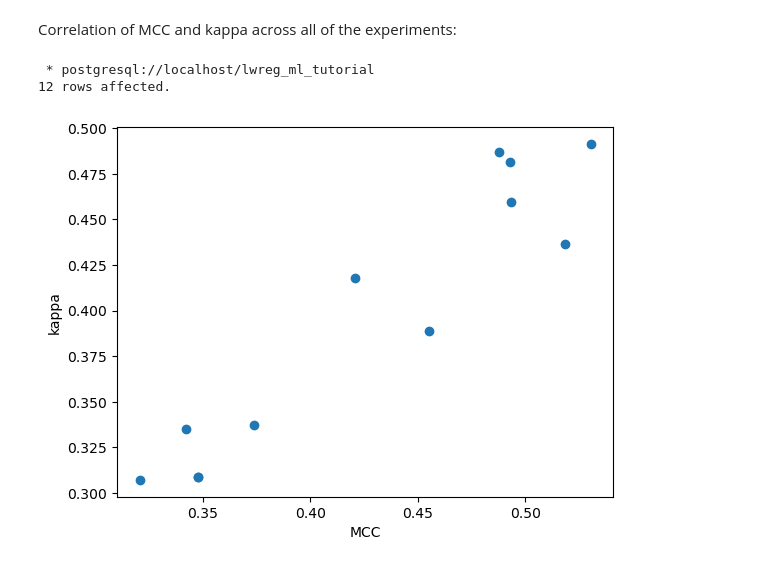
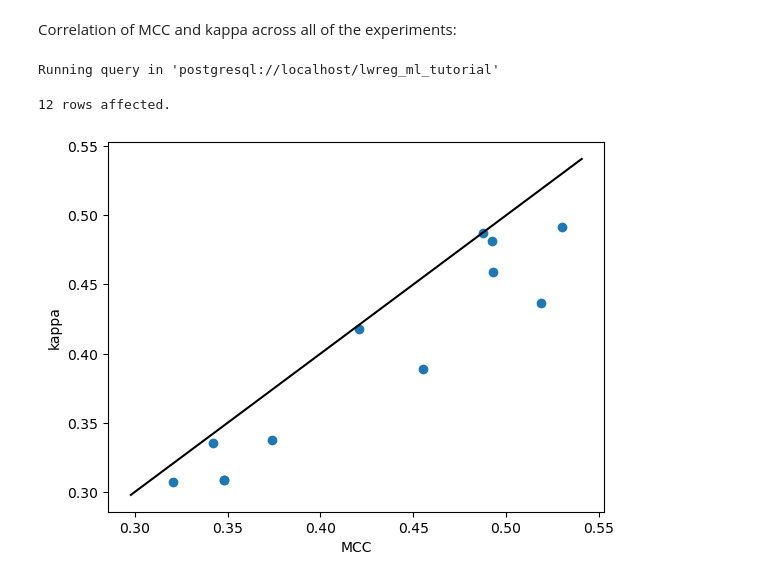
Before and after one commit to rinikerlab/lightweight-registration, a Jupyter notebook: tutorial/Machine learning experiment.ipynb, the cells around one changed output. Drawn from its saved outputs; the diff is of its cells as text; code cells hidden in the pictures.

```diff
--- a/tutorial/Machine learning experiment.ipynb
+++ b/tutorial/Machine learning experiment.ipynb
@@ -384,10 +388,15 @@ import matplotlib.pylab as plt
 # %%
 d = %sql select mcc,kappa from experiments.results;
 x,y = zip(*d)
 plt.scatter(x,y);
+xmin,xmax = plt.xlim()
+ymin,ymax = plt.ylim()
+minv = min(xmin,ymin)
+maxv = max(xmax,ymax)
+plt.plot((minv,maxv),(minv,maxv),'k-')
 plt.xlabel('MCC')
 plt.ylabel('kappa');
 # %% [output]
- * postgresql://localhost/lwreg_ml_tutorial
-12 rows affected.
+Running query in 'postgresql://localhost/lwreg_ml_tutorial'
+12 rows affected.
-[figure, old version]
+[figure, new version]
```
Also changed, not shown: parts of 7 cells of this notebook, 13 other files.
